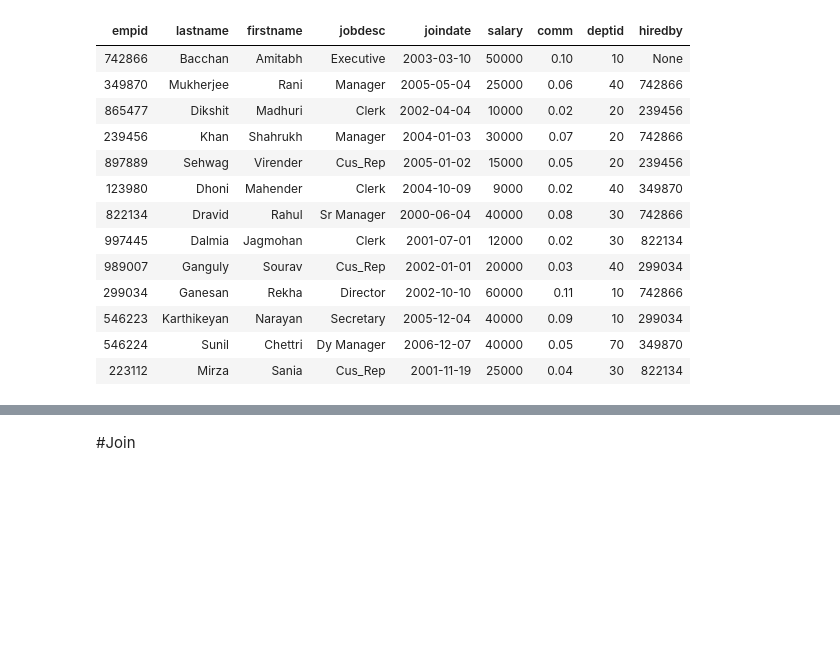
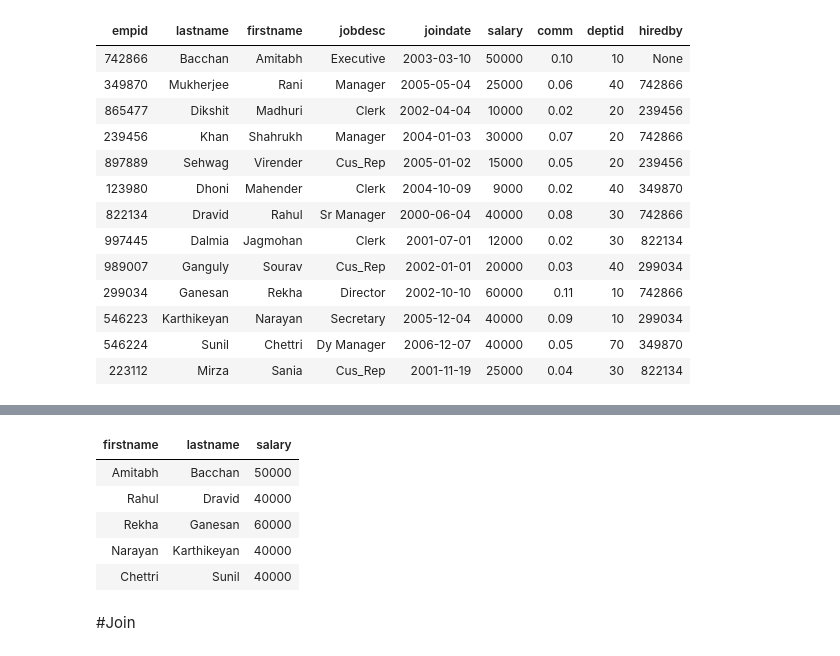
Before and after one commit to Praxis-QR/RDWH, a Jupyter notebook: PostgreSQL_02_Basic_SQL.ipynb, the cells around one changed output, grey strips where cells are left out. Saved outputs shown, nothing was run; the diff lists cells and outputs as text; code cells hidden in the pictures; blank space fills up the shorter version.

```diff
--- a/PostgreSQL_02_Basic_SQL.ipynb
+++ b/PostgreSQL_02_Basic_SQL.ipynb
@@ -203,3 +274,12 @@ runSelect('select * from empl')
+# %%
+runSelect("select firstname, lastname, salary from empl where salary > 35000")
+# %% [output]
+| firstname | lastname | salary |
+| Amitabh | Bacchan | 50000 |
+| Rahul | Dravid | 40000 |
+| Rekha | Ganesan | 60000 |
+| Narayan | Karthikeyan | 40000 |
+| Chettri | Sunil | 40000 |
 # %% [markdown]
 #Join
 # %% [markdown]
```
Also changed, not shown: parts of 11 cells of this notebook.
